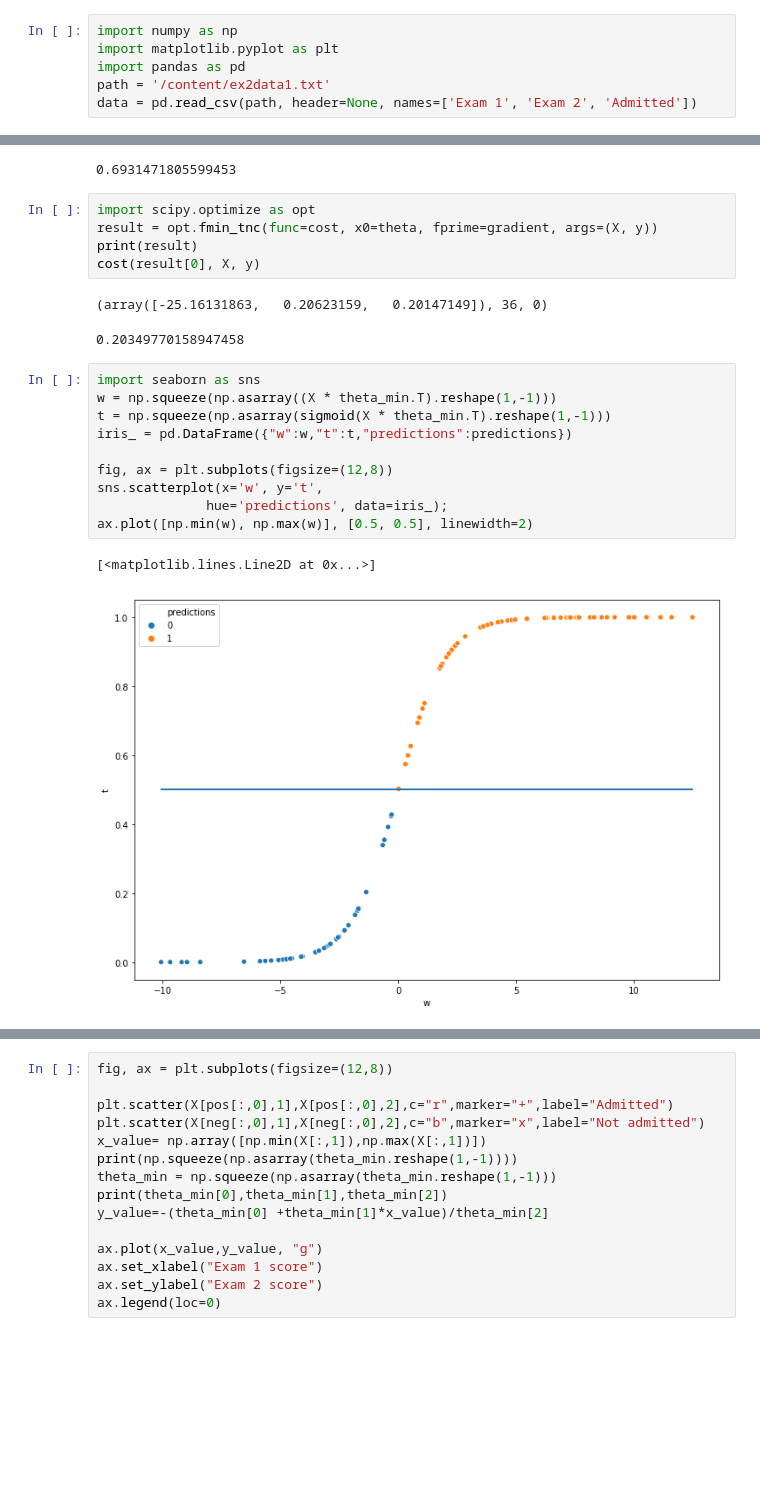
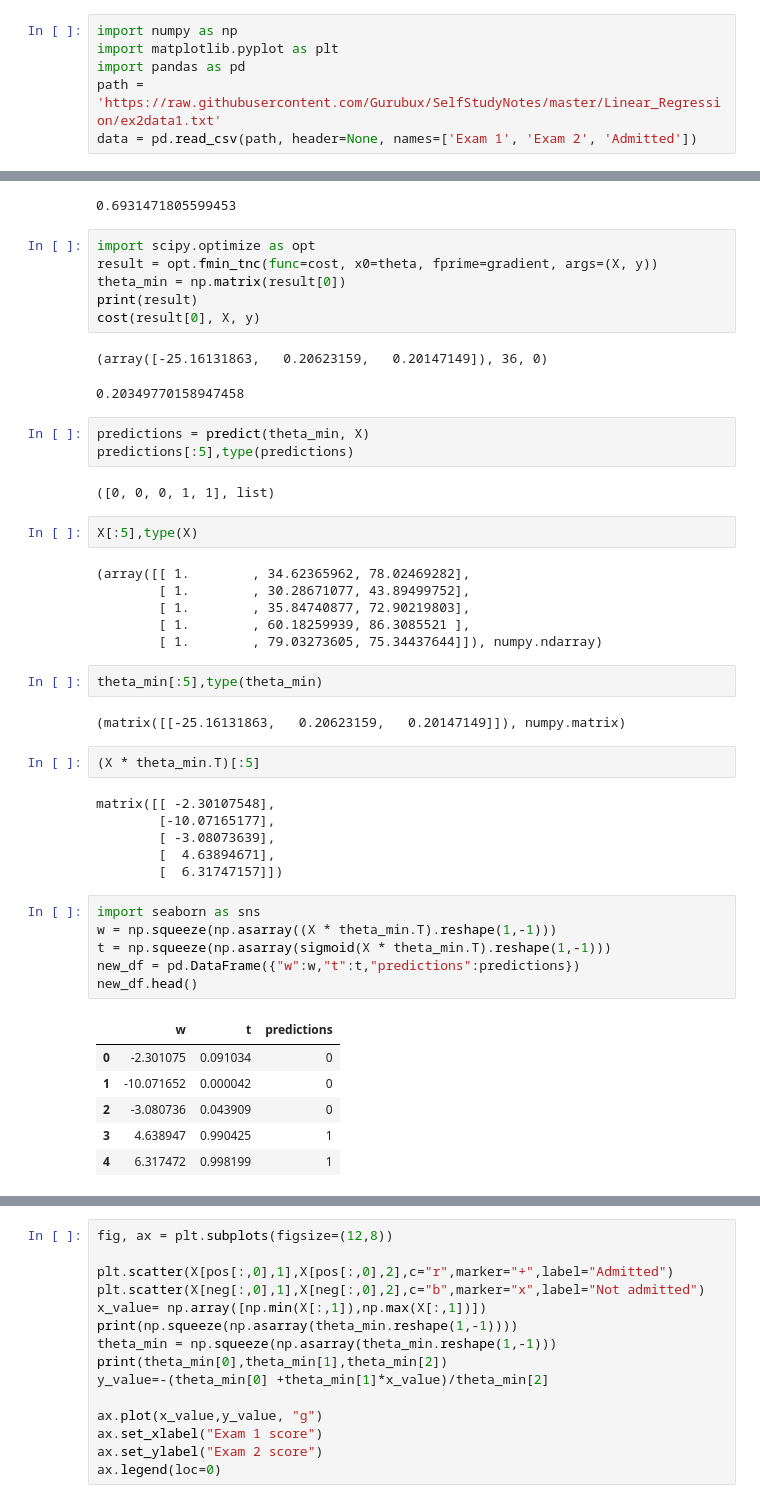
Before and after one commit to nandinijampala/SelfStudyNotes, a Jupyter notebook: Logistic_Regression/Logistic_Regression.ipynb, the cells around one changed output, grey strips where cells are left out. Drawn from its saved outputs; the diff is of its cells as text; blank space fills up the shorter version.

```diff
--- a/Logistic_Regression/Logistic_Regression.ipynb
+++ b/Logistic_Regression/Logistic_Regression.ipynb
@@ -5,7 +8,7 @@
 import numpy as np
 import matplotlib.pyplot as plt
 import pandas as pd
-path = '/content/ex2data1.txt'
+path = 'https://raw.githubusercontent.com/Gurubux/SelfStudyNotes/master/Linear_Regression/ex2data1.txt'
 data = pd.read_csv(path, header=None, names=['Exam 1', 'Exam 2', 'Admitted'])
 # %%
 positive = data[data['Admitted'].isin([1])]
@@ -76,21 +79,47 @@ cost(theta, X, y)
 # %%
 import scipy.optimize as opt
 result = opt.fmin_tnc(func=cost, x0=theta, fprime=gradient, args=(X, y))
+theta_min = np.matrix(result[0])
 print(result)
 cost(result[0], X, y)
 # %% [output]
 (array([-25.16131863,   0.20623159,   0.20147149]), 36, 0)
 0.20349770158947458
+# %%
+predictions = predict(theta_min, X)
+predictions[:5],type(predictions)
+# %% [output]
+([0, 0, 0, 1, 1], list)
+# %%
+X[:5],type(X)
+# %% [output]
+(array([[ 1.        , 34.62365962, 78.02469282],
+        [ 1.        , 30.28671077, 43.89499752],
+        [ 1.        , 35.84740877, 72.90219803],
+        [ 1.        , 60.18259939, 86.3085521 ],
+        [ 1.        , 79.03273605, 75.34437644]]), numpy.ndarray)
+# %%
+theta_min[:5],type(theta_min)
+# %% [output]
+(matrix([[-25.16131863,   0.20623159,   0.20147149]]), numpy.matrix)
+# %%
+(X * theta_min.T)[:5]
+# %% [output]
+matrix([[ -2.30107548],
+        [-10.07165177],
+        [ -3.08073639],
+        [  4.63894671],
+        [  6.31747157]])
 # %%
 import seaborn as sns
 w = np.squeeze(np.asarray((X * theta_min.T).reshape(1,-1)))
 t = np.squeeze(np.asarray(sigmoid(X * theta_min.T).reshape(1,-1)))
-iris_ = pd.DataFrame({"w":w,"t":t,"predictions":predictions})
-
-fig, ax = plt.subplots(figsize=(12,8))
-sns.scatterplot(x='w', y='t',
-              hue='predictions', data=iris_);
-ax.plot([np.min(w), np.max(w)], [0.5, 0.5], linewidth=2)
+new_df = pd.DataFrame({"w":w,"t":t,"predictions":predictions})
+new_df.head()
 # %% [output]
-[<matplotlib.lines.Line2D at 0x...>]
-[figure, removed]
+|  | w | t | predictions |
+| 0 | -2.301075 | 0.091034 | 0 |
+| 1 | -10.071652 | 0.000042 | 0 |
+| 2 | -3.080736 | 0.043909 | 0 |
+| 3 | 4.638947 | 0.990425 | 1 |
+| 4 | 6.317472 | 0.998199 | 1 |
```
Also changed, not shown: parts of 4 cells of this notebook, 10 other files.
